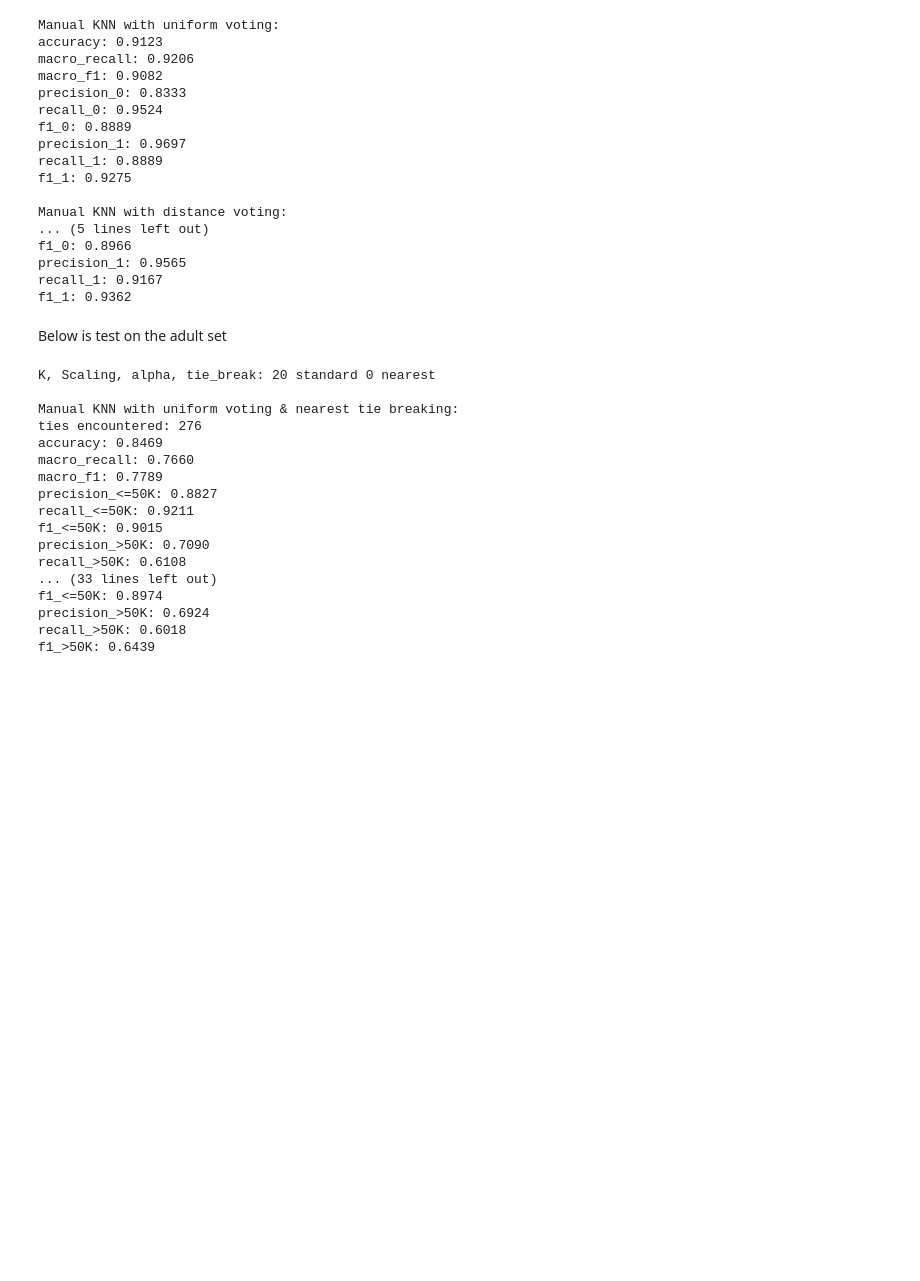
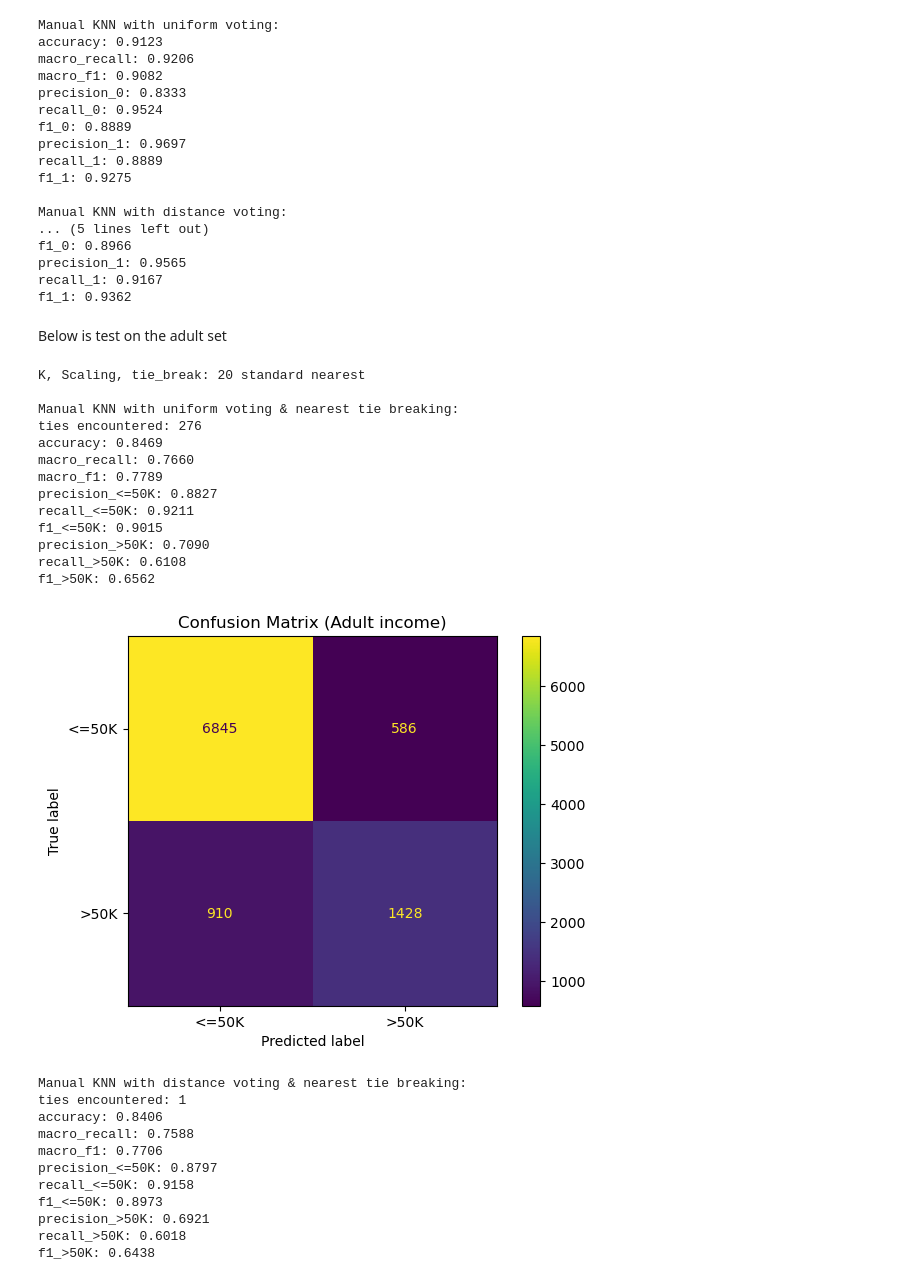
Before and after one commit to MoosTeunisse/MachineLearning-kNN-Project, a Jupyter notebook: analysis/manual_knn_outputs.ipynb, the cells around one changed output. Cells and saved outputs as stored; diff of their text form; code cells hidden in the pictures; blank space fills up the shorter version.

```diff
--- a/analysis/manual_knn_outputs.ipynb
+++ b/analysis/manual_knn_outputs.ipynb
@@ -68,7 +68,6 @@ seed = 42
 set_seed(seed)
 
 k = 20
-alpha = 0
 scaling = "standard"
 tie_break = "nearest"
 
@@ -83,10 +82,10 @@ X_train, X_test, y_train, y_test = train_test_split(
 X_train_proc, prep = preprocess_adult_df(X_train, scaling=scaling, return_preprocessor=True)
 X_test_proc = transform_adult_df(X_test, prep)
 
-print("\nK, Scaling, alpha, tie_break:",k, scaling, alpha, tie_break)
+print("\nK, Scaling, tie_break:",k, scaling, tie_break)
 
 print("\nManual KNN with uniform voting & nearest tie breaking:")
-knn = ManualKNNClassifier(k=k, voting="uniform", alpha=alpha, tie_break=tie_break).fit(X_train_proc, y_train)
+knn = ManualKNNClassifier(k=k, voting="uniform",tie_break=tie_break).fit(X_train_proc, y_train)
 
 y_pred = knn.predict(X_test_proc)
 
@@ -94,15 +93,15 @@ metrics = compute_metrics(y_test, y_pred)
 for key, value in metrics.items():
     print(f"{key}: {value:.4f}")
 
-# labels = ["<=50K", ">50K"]
-# cm = confusion_matrix(y_test, y_pred, labels=labels)
-# disp = ConfusionMatrixDisplay(confusion_matrix=cm, display_labels=labels)
-# disp.plot(values_format="d")
-# plt.title("Confusion Matrix (Adult income)")
-# plt.show()
+labels = ["<=50K", ">50K"]
+cm = confusion_matrix(y_test, y_pred, labels=labels)
+disp = ConfusionMatrixDisplay(confusion_matrix=cm, display_labels=labels)
+disp.plot(values_format="d")
+plt.title("Confusion Matrix (Adult income)")
+plt.show()
 
 print("\nManual KNN with distance voting & nearest tie breaking:")
-knn = ManualKNNClassifier(k=k, voting="distance", alpha=alpha, tie_break=tie_break).fit(X_train_proc, y_train)
+knn = ManualKNNClassifier(k=k, voting="distance", tie_break=tie_break).fit(X_train_proc, y_train)
 
 y_pred = knn.predict(X_test_proc, 512)
 
@@ -110,59 +109,67 @@ metrics = compute_metrics(y_test, y_pred)
 for key, value in metrics.items():
     print(f"{key}: {value:.4f}")
 
-# labels = ["<=50K", ">50K"]
-# cm = confusion_matrix(y_test, y_pred, labels=labels)
-# disp = ConfusionMatrixDisplay(confusion_matrix=cm, display_labels=labels)
-# disp.plot(values_format="d")
-# plt.title("Confusion Matrix (Adult income)")
-# plt.show()
+labels = ["<=50K", ">50K"]
+cm = confusion_matrix(y_test, y_pred, labels=labels)
+disp = ConfusionMatrixDisplay(confusion_matrix=cm, display_labels=labels)
+disp.plot(values_format="d")
+plt.title("Confusion Matrix (Adult income)")
+plt.show()
 
 print("\nManual KNN with uniform voting & min_class tie breaking:")
-knn = ManualKNNClassifier(k=k, voting="uniform", alpha=alpha, tie_break="min_class").fit(X_train_proc, y_train)
+knn = ManualKNNClassifier(k=k, voting="uniform", tie_break="min_class").fit(X_train_proc, y_train)
 
 y_pred = knn.predict(X_test_proc)
 
 metrics = compute_metrics(y_test, y_pred)
 for key, value in metrics.items():
     print(f"{key}: {value:.4f}")
 
-# labels = ["<=50K", ">50K"]
-# cm = confusion_matrix(y_test, y_pred, labels=labels)
-# disp = ConfusionMatrixDisplay(confusion_matrix=cm, display_labels=labels)
-# disp.plot(values_format="d")
-# plt.title("Confusion Matrix (Adult income)")
-# plt.show()
+labels = ["<=50K", ">50K"]
+cm = confusion_matrix(y_test, y_pred, labels=labels)
+disp = ConfusionMatrixDisplay(confusion_matrix=cm, display_labels=labels)
+disp.plot(values_format="d")
+plt.title("Confusion Matrix (Adult income)")
+plt.show()
 
 print("\nManual KNN with distance voting & min_class tie breaking:")
-knn = ManualKNNClassifier(k=k, voting="distance", alpha=alpha, tie_break="min_class").fit(X_train_proc, y_train)
+knn = ManualKNNClassifier(k=k, voting="distance", tie_break="min_class").fit(X_train_proc, y_train)
 
 y_pred = knn.predict(X_test_proc, 512)
 
 metrics = compute_metrics(y_test, y_pred)
 for key, value in metrics.items():
     print(f"{key}: {value:.4f}")
 
-# labels = ["<=50K", ">50K"]
-# cm = confusion_matrix(y_test, y_pred, labels=labels)
-# disp = ConfusionMatrixDisplay(confusion_matrix=cm, display_labels=labels)
-# disp.plot(values_format="d")
-# plt.title("Confusion Matrix (Adult income)")
-# plt.show()
+labels = ["<=50K", ">50K"]
+cm = confusion_matrix(y_test, y_pred, labels=labels)
+disp = ConfusionMatrixDisplay(confusion_matrix=cm, display_labels=labels)
+disp.plot(values_format="d")
+plt.title("Confusion Matrix (Adult income)")
+plt.show()
 # %% [output]
-K, Scaling, alpha, tie_break: 20 standard 0 nearest
+K, Scaling, tie_break: 20 standard nearest
 
 Manual KNN with uniform voting & nearest tie breaking:
 ties encountered: 276
 accuracy: 0.8469
 macro_recall: 0.7660
 macro_f1: 0.7789
 precision_<=50K: 0.8827
 recall_<=50K: 0.9211
 f1_<=50K: 0.9015
 precision_>50K: 0.7090
 recall_>50K: 0.6108
-... (33 lines left out)
-f1_<=50K: 0.8974
-precision_>50K: 0.6924
-recall_>50K: 0.6018
-f1_>50K: 0.6439
+f1_>50K: 0.6562
+[figure, added]
+Manual KNN with distance voting & nearest tie breaking:
+ties encountered: 1
+accuracy: 0.8406
+macro_recall: 0.7588
+macro_f1: 0.7706
+precision_<=50K: 0.8797
+recall_<=50K: 0.9158
+f1_<=50K: 0.8973
+precision_>50K: 0.6921
+recall_>50K: 0.6018
+f1_>50K: 0.6438
```
Also changed, not shown: parts of 1 cell of this notebook, 3 other files.
